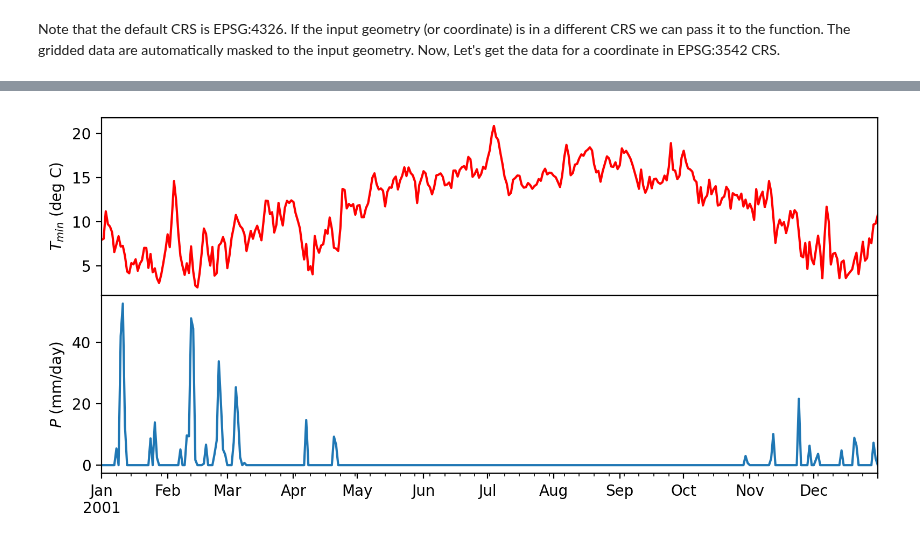
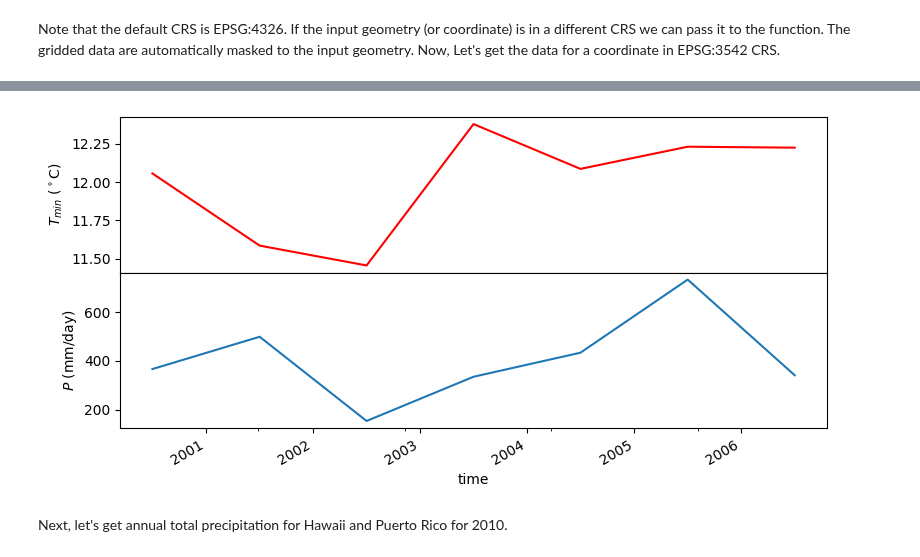
Before and after one commit to hyriver/pygeohydro, a Jupyter notebook: docs/examples/daymet.ipynb, the cells around one changed output, grey strips where cells are left out. Drawn from its saved outputs; the diff is of its cells as text; code cells hidden in the pictures.

```diff
--- a/docs/examples/daymet.ipynb
+++ b/docs/examples/daymet.ipynb
@@ -25,0 +23,5 @@ clm_g = daymet.get_bygeom(
+# %%
+var = ["prcp", "tmin"]
+dates = ("2000-01-01", "2000-06-30")
+daily = daymet.get_bygeom(geometry, dates, variables=var, pet=True)
+monthly = daymet.get_bygeom(geometry, dates, variables=var, time_scale="monthly")
@@ -28,4 +35,7 @@ Note that the default CRS is EPSG:4326. If the input geometry (or coordinate) is
 # %%
 coords = (-1431147.7928, 318483.4618)
 crs = "epsg:3542"
-clm_p = daymet.get_byloc(coords, 2001, crs=crs, variables=variables, pet=True)
+dates = ("2000-01-01", "2006-12-31")
+annual = daymet.get_bycoords(
+    coords, dates, variables=var, loc_crs=crs, time_scale="annual"
+)
@@ -38,14 +42,17 @@ clm_g.isel(time=slice(10, 16)).pet.plot(x="x", y="y", row="time", col_wrap=3);
 # %%
-fig = plt.figure(figsize=(8, 4), dpi=200)
+fig = plt.figure(figsize=(8, 4), dpi=100)
 
 gs = fig.add_gridspec(1, 2)
 axes = gs[:].subgridspec(2, 1, hspace=0).subplots(sharex=True)
-clm_p["tmin (deg c)"].plot(ax=axes[0], color="r")
-axes[0].set_ylabel("$T_{min}$ (deg C)")
+annual["tmin (degrees C)"].plot(ax=axes[0], color="r")
+axes[0].set_ylabel(r"$T_{min}$ ($^\circ$C)")
 axes[0].xaxis.set_ticks_position("none")
-clm_p["prcp (mm/day)"].plot(ax=axes[1])
+annual["prcp (mm/day)"].plot(ax=axes[1])
 axes[1].set_ylabel("$P$ (mm/day)")
 
 plt.tight_layout()
+fig.savefig("../_static/daymet_loc.png", dpi=100, bbox_inches="tight")
 # %% [output]
-[figure, old version]
+[figure, new version]
+# %% [markdown]
+Next, let's get annual total precipitation for Hawaii and Puerto Rico for 2010.
```
Also changed, not shown: parts of 10 cells of this notebook, 7 other files.
